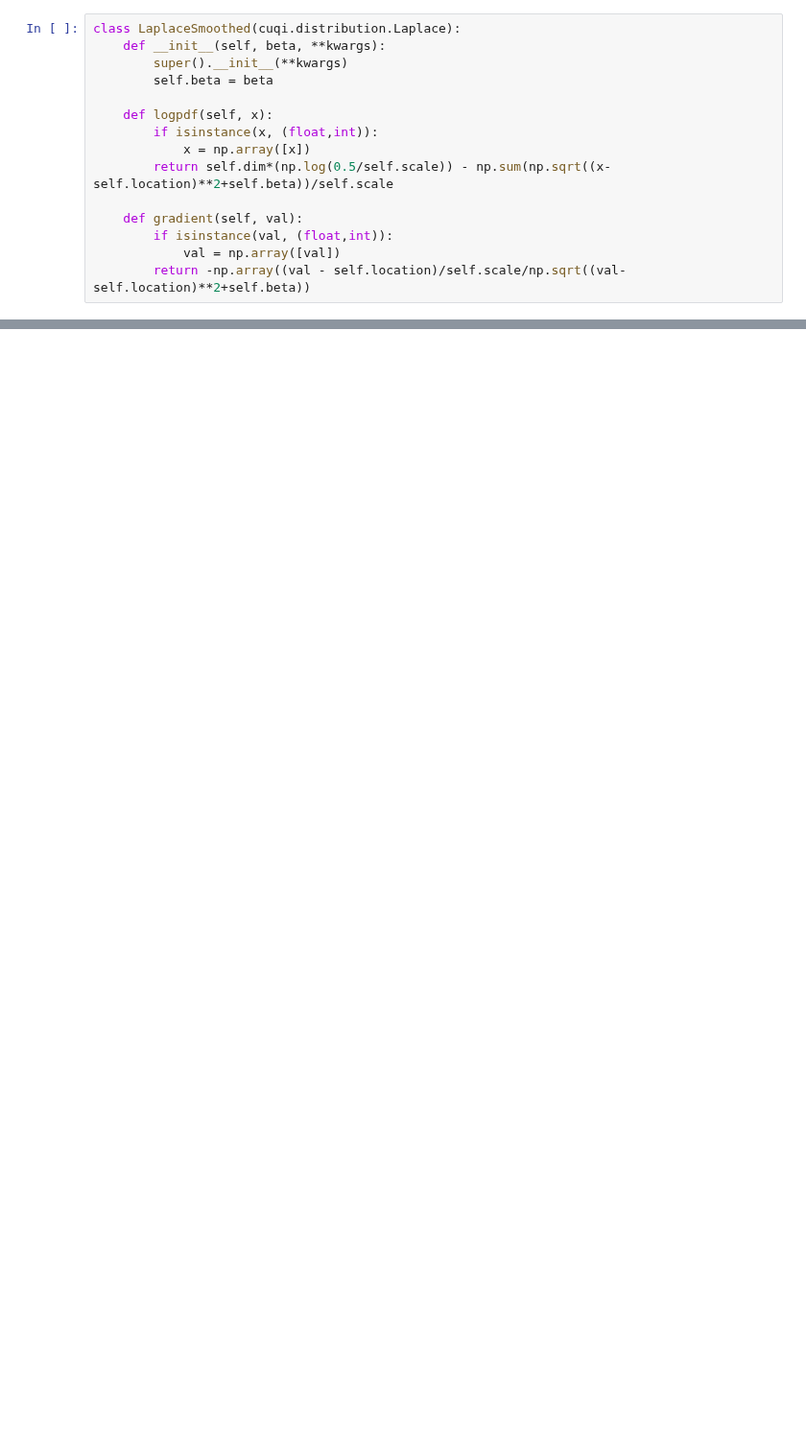
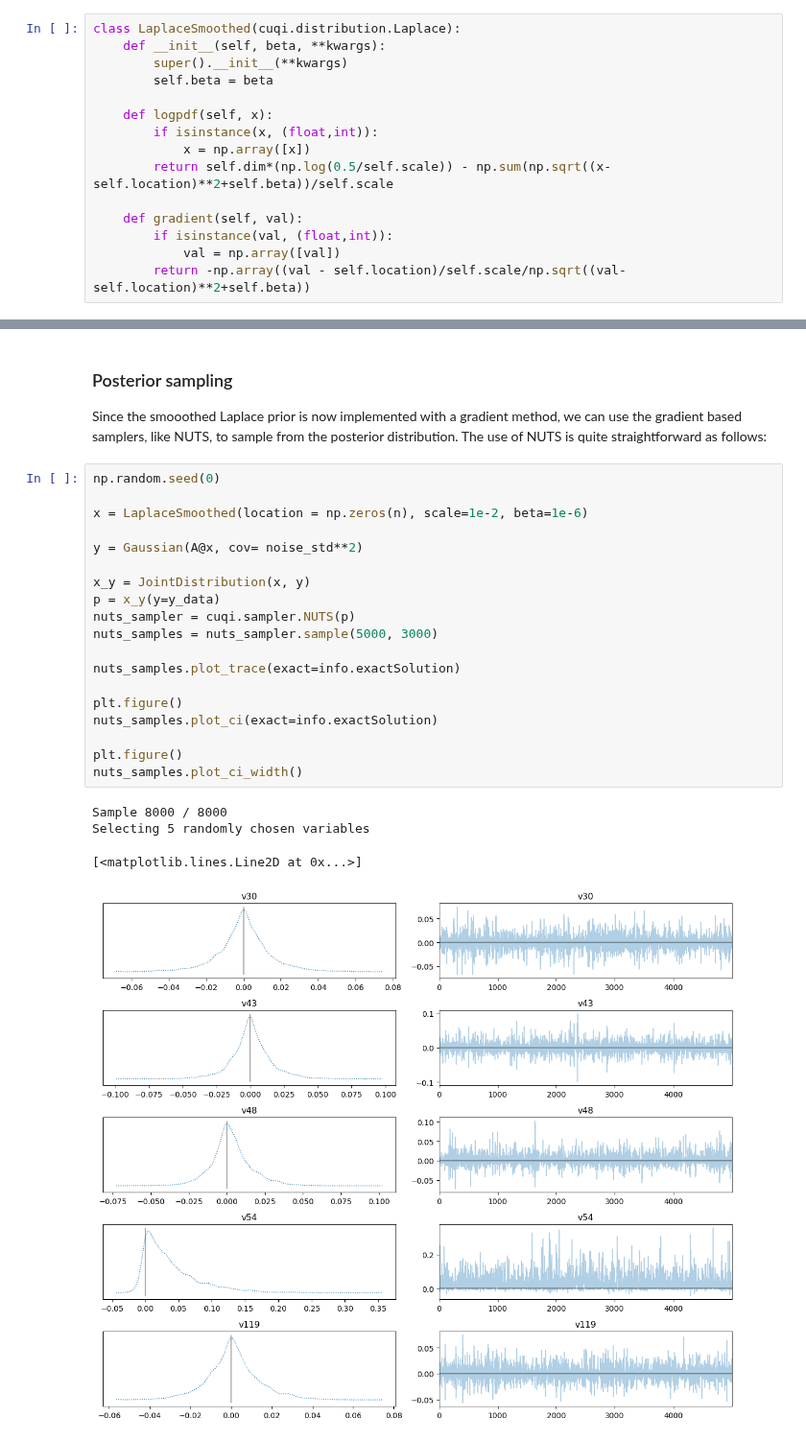
Before and after one commit to CUQI-DTU/CUQIpy-User-Showcase, a Jupyter notebook: 007_smoothed_Laplace/smoothed_laplace.ipynb, the cells around one changed output, grey strips where cells are left out. Shown at 96% size. Saved outputs shown, nothing was run; the diff lists cells and outputs as text; blank space fills up the shorter version.

```diff
--- a/007_smoothed_Laplace/smoothed_laplace.ipynb
+++ b/007_smoothed_Laplace/smoothed_laplace.ipynb
@@ -538,0 +150,28 @@ Sample 6000 / 6000
+# %% [markdown]
+### Posterior sampling
+
+Since the smooothed Laplace prior is now implemented with a gradient method, we can use the gradient based samplers, like NUTS, to sample from the posterior distribution. The use of NUTS is quite straightforward as follows:
+# %%
+np.random.seed(0)
+
+x = LaplaceSmoothed(location = np.zeros(n), scale=1e-2, beta=1e-6)
+
+y = Gaussian(A@x, cov= noise_std**2)
+
+x_y = JointDistribution(x, y)
+p = x_y(y=y_data)
+nuts_sampler = cuqi.sampler.NUTS(p)
+nuts_samples = nuts_sampler.sample(5000, 3000)
+
+nuts_samples.plot_trace(exact=info.exactSolution)
+
+plt.figure()
+nuts_samples.plot_ci(exact=info.exactSolution)
+
+plt.figure()
+nuts_samples.plot_ci_width()
+# %% [output]
+Sample 8000 / 8000
+Selecting 5 randomly chosen variables
+[<matplotlib.lines.Line2D at 0x...>]
+[figure, added]
```
Also changed, not shown: parts of 28 cells of this notebook.
